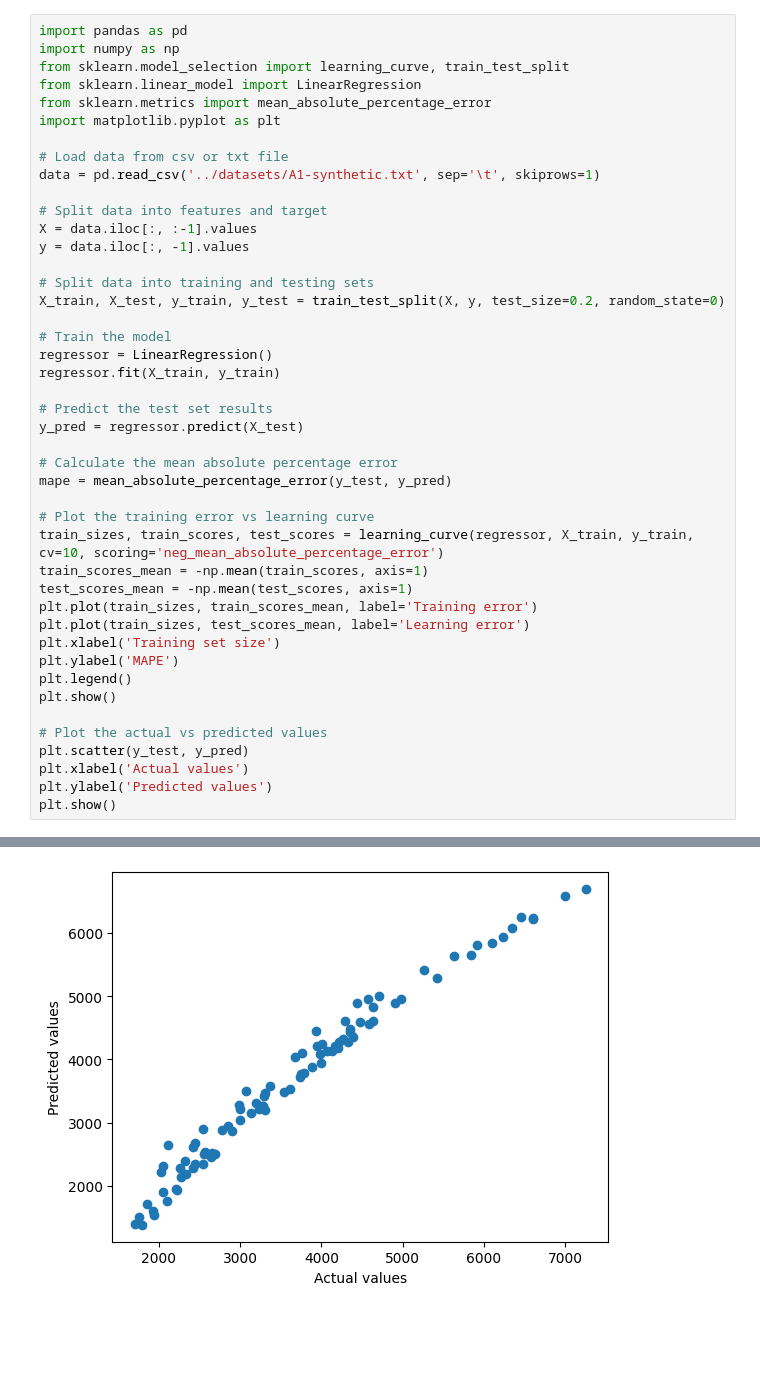
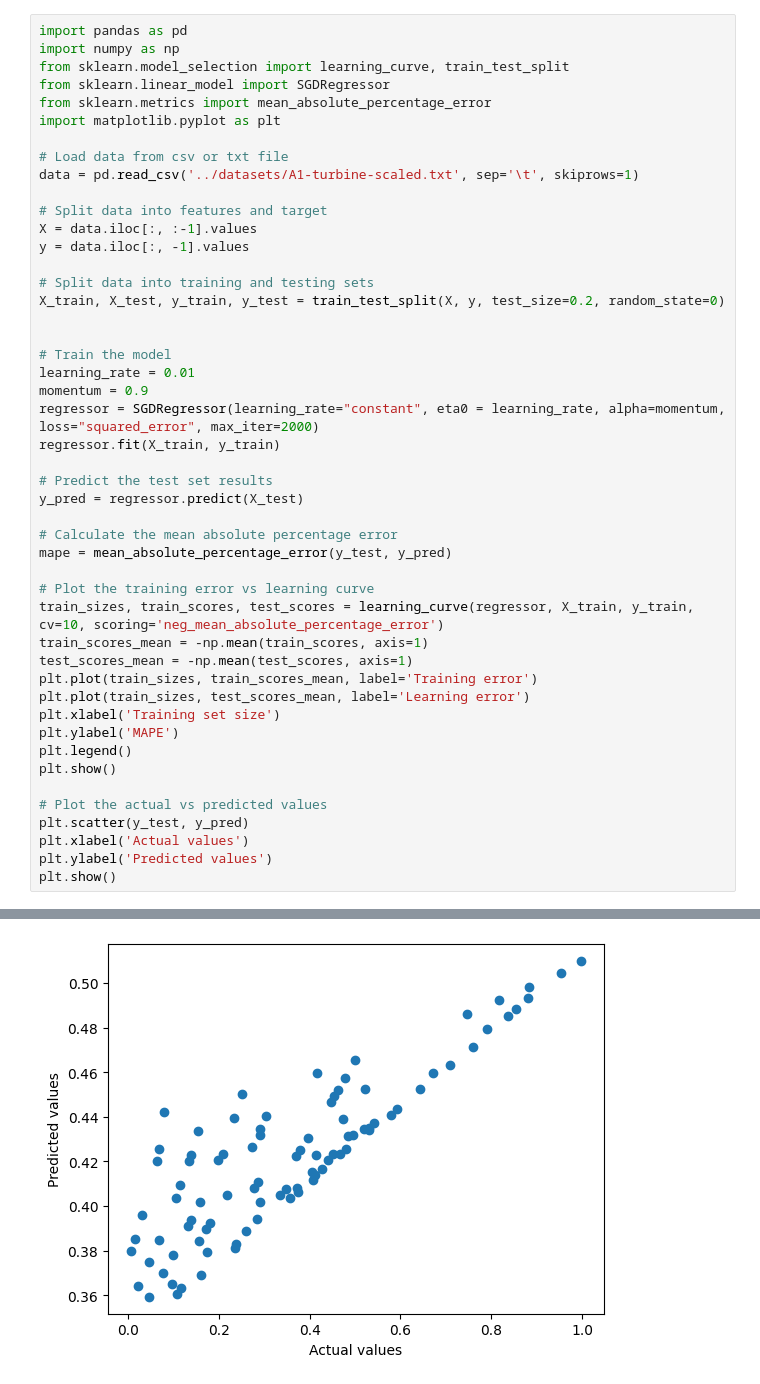
Before and after one commit to scondeurv/NEC2324, a Jupyter notebook: MLR-F/mlr.ipynb, the cells around one changed output, grey strips where cells are left out. Saved outputs shown, nothing was run; the diff lists cells and outputs as text; blank space fills up the shorter version.

```diff
--- a/MLR-F/mlr.ipynb
+++ b/MLR-F/mlr.ipynb
@@ -2,12 +2,12 @@
 import pandas as pd
 import numpy as np
 from sklearn.model_selection import learning_curve, train_test_split
-from sklearn.linear_model import LinearRegression
+from sklearn.linear_model import SGDRegressor
 from sklearn.metrics import mean_absolute_percentage_error
 import matplotlib.pyplot as plt
 
 # Load data from csv or txt file
-data = pd.read_csv('../datasets/A1-synthetic.txt', sep='\t', skiprows=1)
+data = pd.read_csv('../datasets/A1-turbine-scaled.txt', sep='\t', skiprows=1)
 
 # Split data into features and target
 X = data.iloc[:, :-1].values
@@ -16,8 +16,11 @@ y = data.iloc[:, -1].values
 # Split data into training and testing sets
 X_train, X_test, y_train, y_test = train_test_split(X, y, test_size=0.2, random_state=0)
 
+
 # Train the model
-regressor = LinearRegression()
+learning_rate = 0.01
+momentum = 0.9
+regressor = SGDRegressor(learning_rate="constant", eta0 = learning_rate, alpha=momentum, loss="squared_error", max_iter=2000)
 regressor.fit(X_train, y_train)
 
 # Predict the test set results
@@ -47 +50 @@ plt.show()
-[figure, old version]
+[figure, new version]
```
Also changed, not shown: parts of 1 cell of this notebook, 7 other files.
